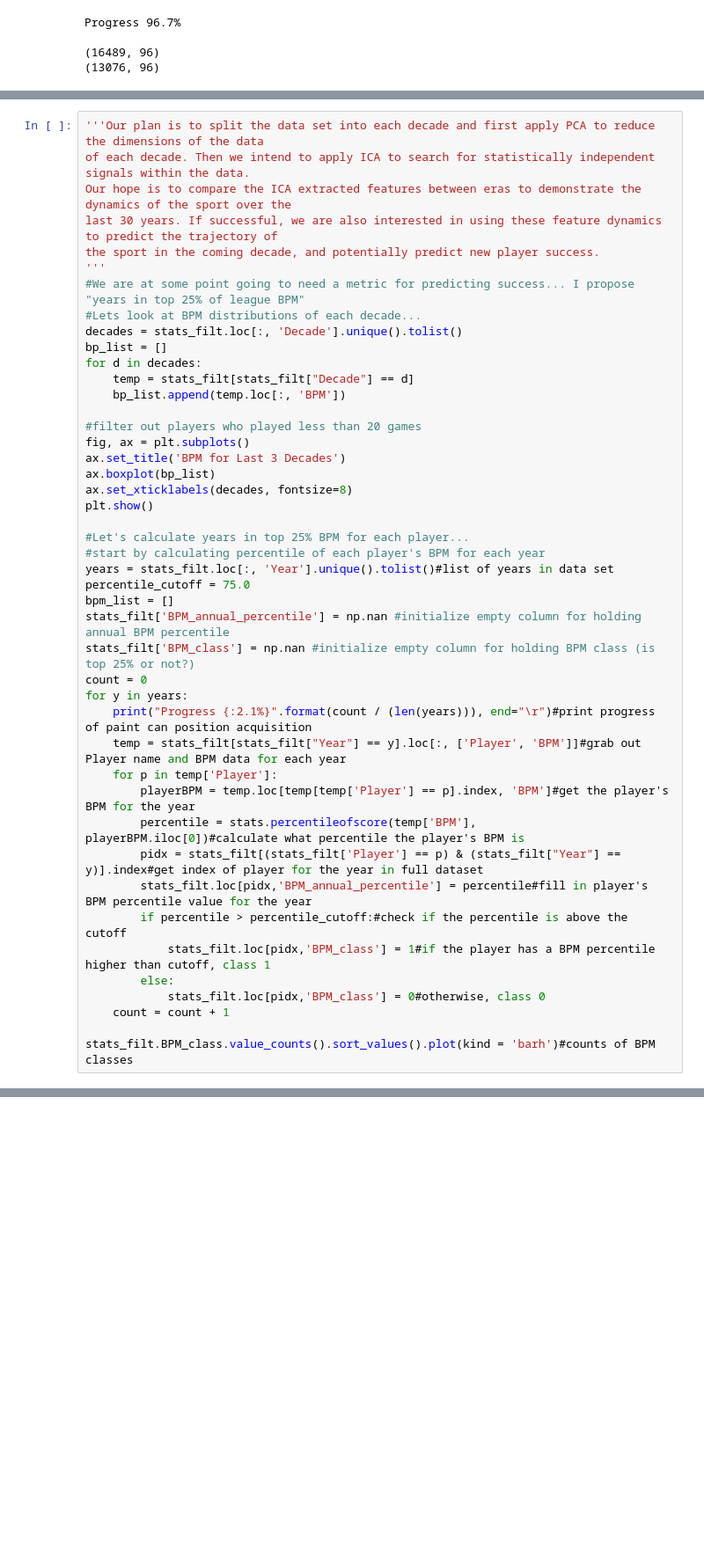
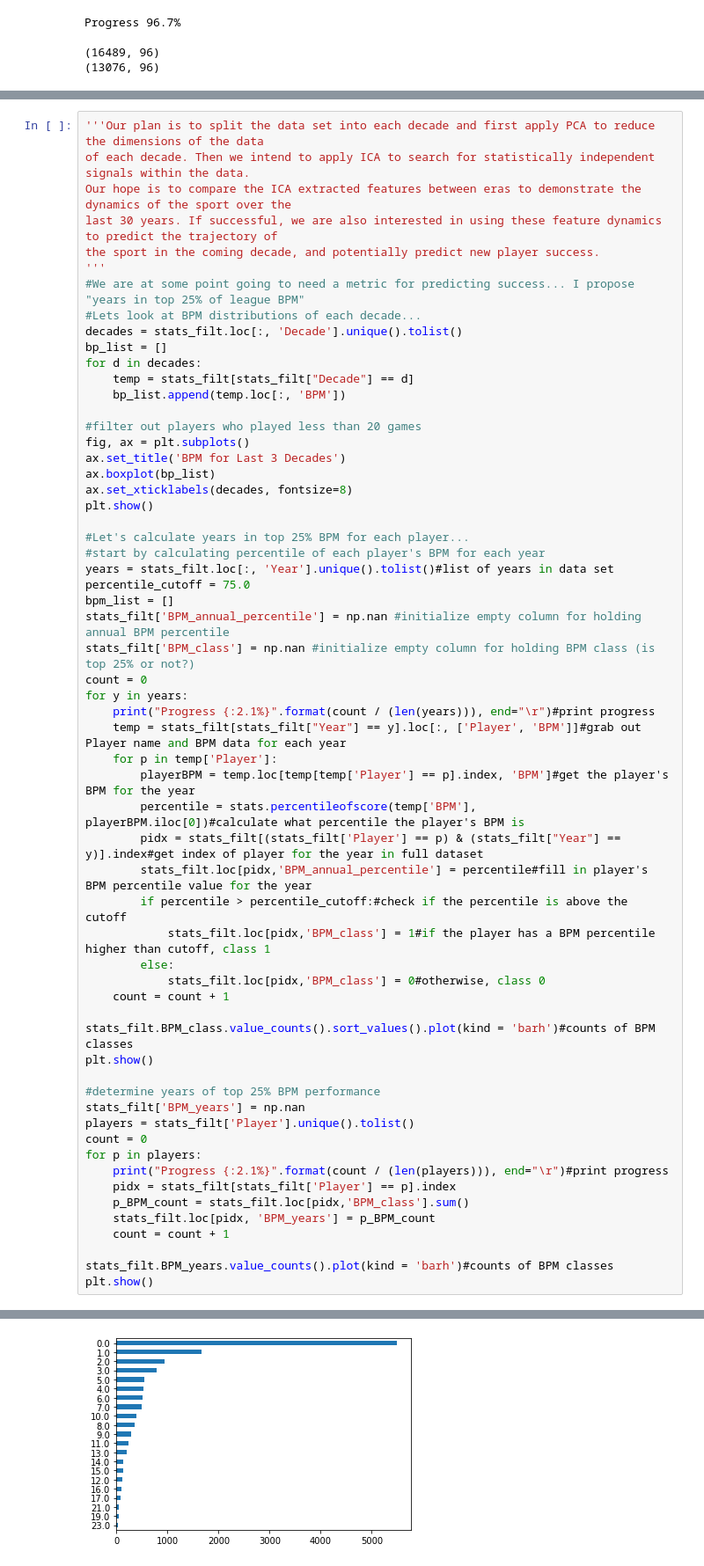
Before and after one commit to burnhamdr/NBA-Decade-Comparison, a Jupyter notebook: NBAstatsExploration.ipynb, the cells around one changed output, grey strips where cells are left out. Shown at 88% size. Drawn from its saved outputs; the diff is of its cells as text; blank space fills up the shorter version.

```diff
--- a/NBAstatsExploration.ipynb
+++ b/NBAstatsExploration.ipynb
@@ -236,7 +371,7 @@ stats_filt['BPM_annual_percentile'] = np.nan #initialize empty column for holdin
 stats_filt['BPM_class'] = np.nan #initialize empty column for holding BPM class (is top 25% or not?)
 count = 0
 for y in years:
-    print("Progress {:2.1%}".format(count / (len(years))), end="\r")#print progress of paint can position acquisition
+    print("Progress {:2.1%}".format(count / (len(years))), end="\r")#print progress
     temp = stats_filt[stats_filt["Year"] == y].loc[:, ['Player', 'BPM']]#grab out Player name and BPM data for each year
     for p in temp['Player']:
         playerBPM = temp.loc[temp[temp['Player'] == p].index, 'BPM']#get the player's BPM for the year
@@ -250,6 +385,21 @@ for y in years:
     count = count + 1
 
 stats_filt.BPM_class.value_counts().sort_values().plot(kind = 'barh')#counts of BPM classes
+plt.show()
+
+#determine years of top 25% BPM performance
+stats_filt['BPM_years'] = np.nan
+players = stats_filt['Player'].unique().tolist()
+count = 0
+for p in players:
+    print("Progress {:2.1%}".format(count / (len(players))), end="\r")#print progress
+    pidx = stats_filt[stats_filt['Player'] == p].index
+    p_BPM_count = stats_filt.loc[pidx,'BPM_class'].sum()
+    stats_filt.loc[pidx, 'BPM_years'] = p_BPM_count
+    count = count + 1
+
+stats_filt.BPM_years.value_counts().plot(kind = 'barh')#counts of BPM classes
+plt.show()
 # %% [output]
 [figure]
 Progress 96.7%
@@ -257,0 +408 @@ Progress 96.7%
+[figure, added]
```
Also changed, not shown: parts of 13 cells of this notebook.
